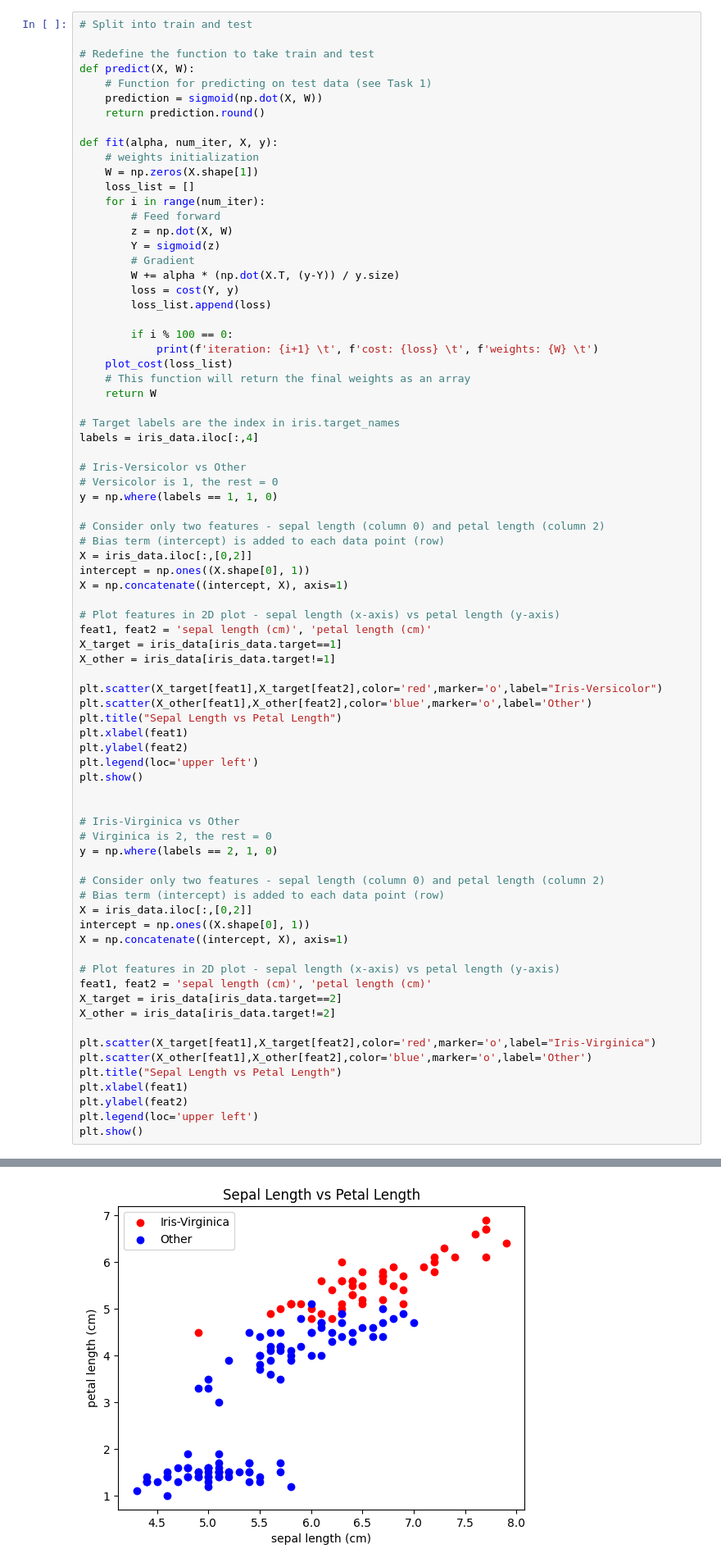
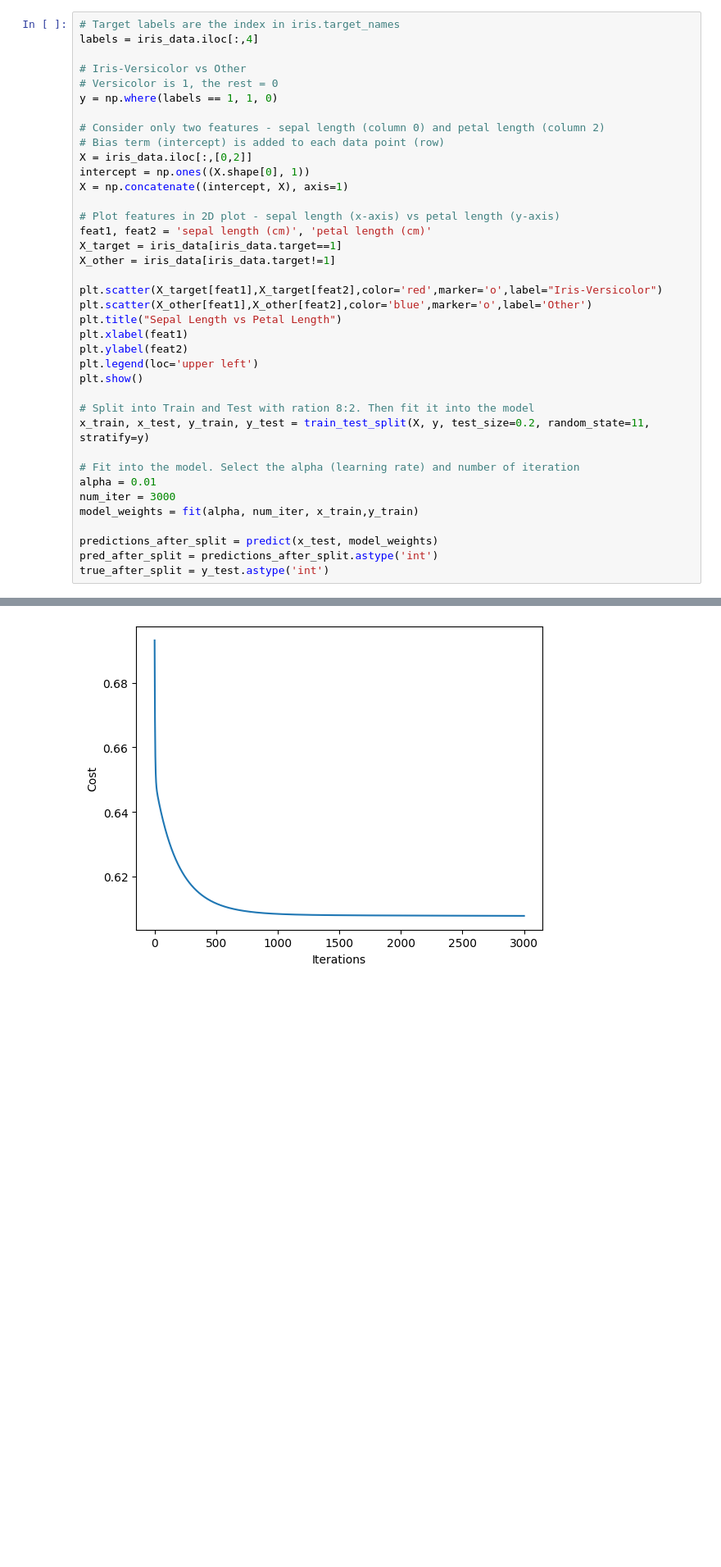
Before and after one commit to FajarKKP/Coding, a Jupyter notebook: 04_ML_Logistic.ipynb, the cells around one changed output, grey strips where cells are left out. Shown at 82% size. Cells and saved outputs as stored; diff of their text form; blank space fills up the shorter version.

```diff
--- a/04_ML_Logistic.ipynb
+++ b/04_ML_Logistic.ipynb
@@ -306,33 +306,6 @@ In the provided code, the primary objective was to classify Iris-Setosa versus o
 
 Ensure that your code modifications are clearly documented, and your report provides insightful explanations for the observed differences in classification performance.
 # %%
-# Split into train and test
-
-# Redefine the function to take train and test
-def predict(X, W):
-    # Function for predicting on test data (see Task 1)
-    prediction = sigmoid(np.dot(X, W))
-    return prediction.round()
-
-def fit(alpha, num_iter, X, y):
-    # weights initialization
-    W = np.zeros(X.shape[1])
-    loss_list = []
-    for i in range(num_iter):
-        # Feed forward
-        z = np.dot(X, W)
-        Y = sigmoid(z)
-        # Gradient
-        W += alpha * (np.dot(X.T, (y-Y)) / y.size)
-        loss = cost(Y, y)
-        loss_list.append(loss)
-
-        if i % 100 == 0:
-            print(f'iteration: {i+1} \t', f'cost: {loss} \t', f'weights: {W} \t')
-    plot_cost(loss_list)
-    # This function will return the final weights as an array
-    return W
-
 # Target labels are the index in iris.target_names
 labels = iris_data.iloc[:,4]
 
@@ -359,28 +332,16 @@ plt.ylabel(feat2)
 plt.legend(loc='upper left')
 plt.show()
 
+# Split into Train and Test with ration 8:2. Then fit it into the model
+x_train, x_test, y_train, y_test = train_test_split(X, y, test_size=0.2, random_state=11, stratify=y)
 
-# Iris-Virginica vs Other
-# Virginica is 2, the rest = 0
-y = np.where(labels == 2, 1, 0)
+# Fit into the model. Select the alpha (learning rate) and number of iteration
+alpha = 0.01
+num_iter = 3000
+model_weights = fit(alpha, num_iter, x_train,y_train)
 
-# Consider only two features - sepal length (column 0) and petal length (column 2)
-# Bias term (intercept) is added to each data point (row)
-X = iris_data.iloc[:,[0,2]]
-intercept = np.ones((X.shape[0], 1))
-X = np.concatenate((intercept, X), axis=1)
-
-# Plot features in 2D plot - sepal length (x-axis) vs petal length (y-axis)
-feat1, feat2 = 'sepal length (cm)', 'petal length (cm)'
-X_target = iris_data[iris_data.target==2]
-X_other = iris_data[iris_data.target!=2]
-
-plt.scatter(X_target[feat1],X_target[feat2],color='red',marker='o',label="Iris-Virginica")
-plt.scatter(X_other[feat1],X_other[feat2],color='blue',marker='o',label='Other')
-plt.title("Sepal Length vs Petal Length")
-plt.xlabel(feat1)
-plt.ylabel(feat2)
-plt.legend(loc='upper left')
-plt.show()
+predictions_after_split = predict(x_test, model_weights)
+pred_after_split = predictions_after_split.astype('int')
+true_after_split = y_test.astype('int')
 # %% [output]
 [figure]
@@ -387 +365 @@ plt.show()
-[figure, old version]
+[figure, new version]
```
Also changed, not shown: parts of 3 cells of this notebook.
